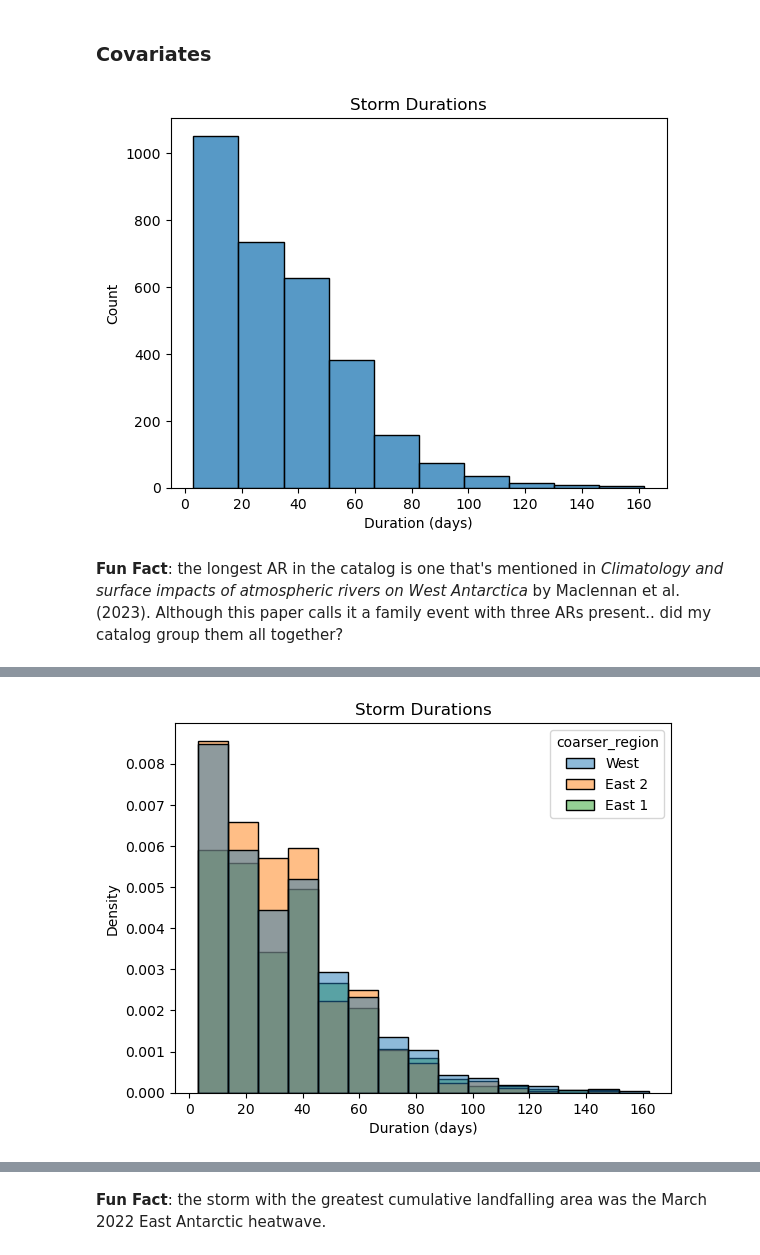
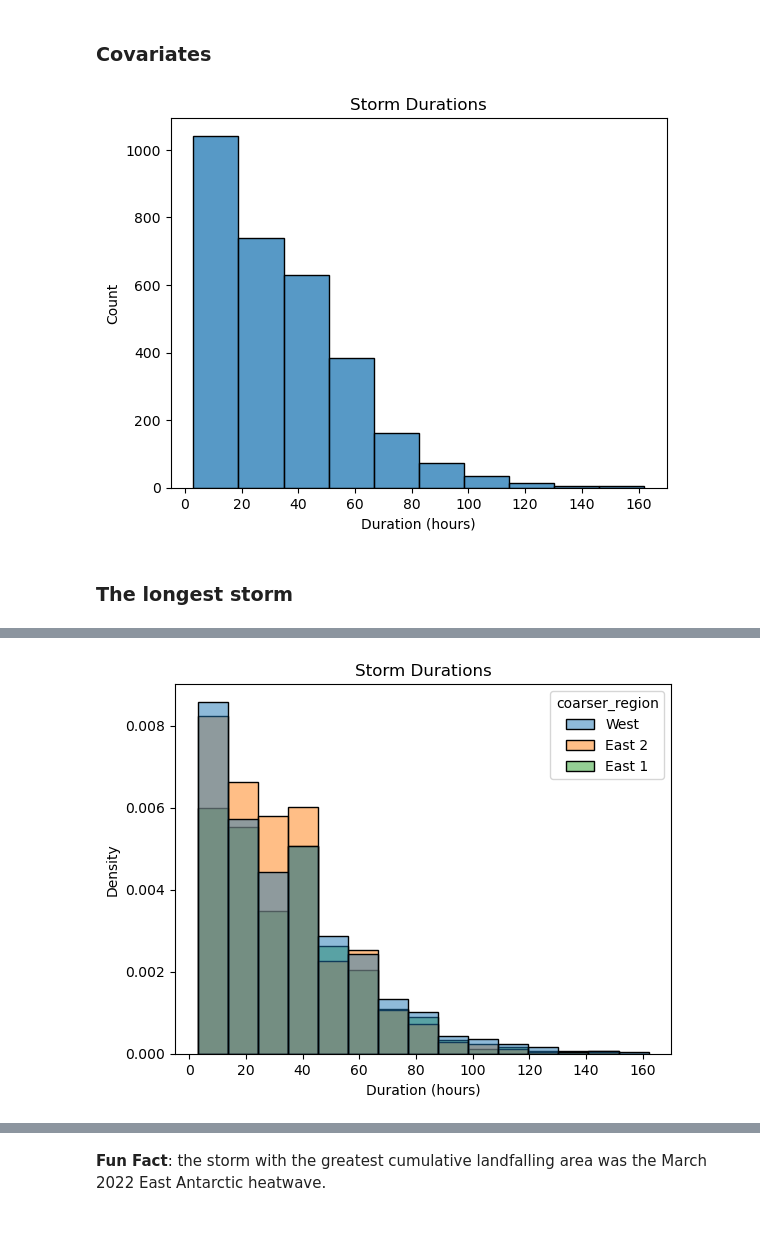
Before and after one commit to jbbutler/extreme_antarctic_ARs, a Jupyter notebook: project/eda/catalog_eda.ipynb, the cells around one changed output, grey strips where cells are left out. Drawn from its saved outputs; the diff is of its cells as text; code cells hidden in the pictures; blank space fills up the shorter version.

```diff
--- a/project/eda/catalog_eda.ipynb
+++ b/project/eda/catalog_eda.ipynb
@@ -17,9 +18,8 @@ os.chdir(proj_home/Path('packages/'))
 
 from catalog_display.display_utils import display_catalog
 # %%
-subcat = catalog[['data_array', 'start_date', 'end_date', 'max_IWV_ais', 'max_ocean_SLP_gradient', 'coarser_region', 'duration', 'max_south_extent', 'cumulative_landfalling_area', 'max_landfalling_v850hPa', 'max_vIVT_ais', 'avg_vIVT_ais', 'max_T2M_anomaly_ais', 'cumulative_rainfall_ais', 'cumulative_snowfall_ais']]
+catalog = pd.read_hdf(proj_home/'project/dataset/datasets/landfalling_df_cleaned.h5')
+subcat = catalog[['data_array', 'start_date', 'end_date', 'max_IWV_ais', 'max_ocean_SLP_gradient', 'coarser_region', 'duration', 'max_south_extent', 'cumulative_landfalling_area', 'avg_landfalling_minomega', 'max_landfalling_v850hPa', 'max_vIVT_ais', 'avg_vIVT_ais', 'max_T2M_anomaly_ais', 'cumulative_rainfall_ais', 'cumulative_snowfall_ais']]
-# %%
-subcat.index.names = ['AR Number']
 # %% [markdown]
 ## Single Variable Plots
 # %% [markdown]
@@ -27,11 +27,11 @@ subcat.index.names = ['AR Number']
 # %%
 sns.histplot(data = subcat.duration, bins=10);
 plt.title('Storm Durations');
-plt.xlabel('Duration (days)');
+plt.xlabel('Duration (hours)');
 # %% [output]
-[figure, old version]
+[figure, new version]
-# %% [markdown]
-**Fun Fact**: the longest AR in the catalog is one that's mentioned in *Climatology and surface impacts of atmospheric rivers on West Antarctica* by Maclennan et al. (2023). Although this paper calls it a family event with three ARs present.. did my catalog group them all together?
+# %% [markdown]
+### The longest storm
 # %%
 display_catalog(subcat.loc[[subcat.duration.idxmax()]])
 # %% [output]
@@ -39,9 +39,9 @@ display_catalog(subcat.loc[[subcat.duration.idxmax()]])
 # %%
 sns.histplot(data = subcat, x='duration', bins=15, hue='coarser_region', stat='density');
 plt.title('Storm Durations');
-plt.xlabel('Duration (days)');
+plt.xlabel('Duration (hours)');
 # %% [output]
-[figure, old version]
+[figure, new version]
 # %%
 sns.histplot(data=subcat, x='cumulative_landfalling_area', bins=10);
 plt.title('Cumulative Landfalling Area');
```
Also changed, not shown: parts of 38 cells of this notebook, 5 other files.
